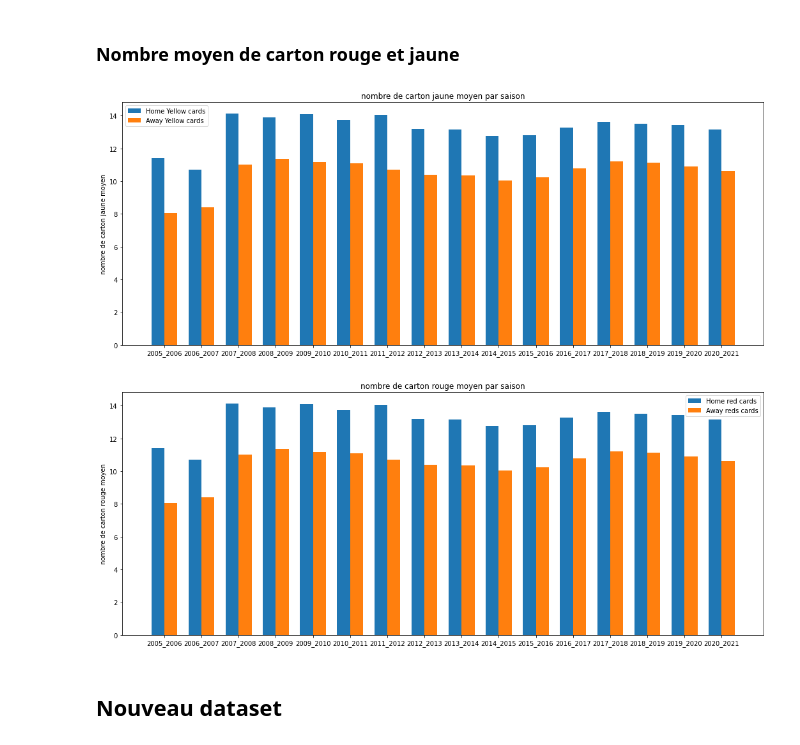
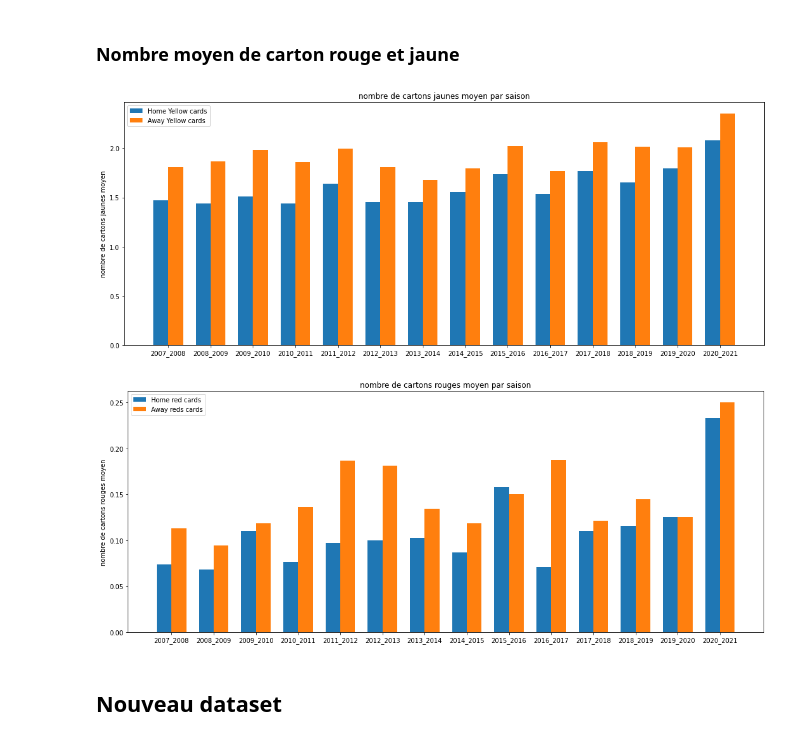
Before and after one commit to Amaurytiss/FootballPrediction, a Jupyter notebook: Fil_Rouge.ipynb, the cells around one changed output. Drawn from its saved outputs; the diff is of its cells as text; code cells hidden in the pictures.

```diff
--- a/Fil_Rouge.ipynb
+++ b/Fil_Rouge.ipynb
@@ -9,22 +9,27 @@ import numpy as np
 # %%
 # on importe toutes les données et on les ranges dans un dictionnaire tout en enlevant les données inutiles
 #on va aussi transformer les lettres H, D, A en 2,1,0
+#cellule à ne faire tourner qu'une fois
 DF = {}
-for i in range(2005,2021) : #entre 2005 et 2021
+for i in range(2007,2021) : #entre 2005 et 2021
     dataFrame = pd.read_csv("../DataSets/" + str(i) + "_" + str(i+1) + ".csv")
     indexB365H = list(dataFrame.columns).index("B365H") # Index de la première colone à supprimer. On transforme en liste car on .index() ne s'applique pas au Index.
     for c in range(indexB365H,len(dataFrame.columns)) :
         dataFrame = dataFrame.drop(columns=[dataFrame.columns[len(dataFrame.columns)-1]],axis=1)
 
     #pour transformer les lettres pour le full time result
-    dataFrame.loc[dataFrame['FTR'] == 'H',['FTR']] = 2
-    dataFrame.loc[dataFrame['FTR'] == 'D',['FTR']] = 1
-    dataFrame.loc[dataFrame['FTR'] == 'A',['FTR']] = 0
+    dataFrame.loc[dataFrame['FTR'] == 'H',['FTR']] = float(2.0)
+    dataFrame.loc[dataFrame['FTR'] == 'D',['FTR']] = float(1.0)
+    dataFrame.loc[dataFrame['FTR'] == 'A',['FTR']] = float(0.0)
 
     #pour transformer les lettres pour le halftime result
-    dataFrame.loc[dataFrame['HTR'] == 'H',['HTR']] = 2
-    dataFrame.loc[dataFrame['HTR'] == 'D',['HTR']] = 1
-    dataFrame.loc[dataFrame['HTR'] == 'A',['HTR']] = 0
-    DF[str(i) + "_" + str(i+1)] = dataFrame
+    dataFrame.loc[dataFrame['HTR'] == 'H',['HTR']] = float(2.0)
+    dataFrame.loc[dataFrame['HTR'] == 'D',['HTR']] = float(1.0)
+    dataFrame.loc[dataFrame['HTR'] == 'A',['HTR']] = float(0.0)
+
+    dataFrame.to_csv(str(i) + "_" + str(i+1) +".csv") # pour regler le problème de type des colonnes FTR et HTR
+    df = pd.read_csv(str(i) + "_" + str(i+1) +".csv")
+    df = df.drop(columns = ['Unnamed: 0'])
+    DF[str(i) + "_" + str(i+1)] = df
     print("nombre de colonnes saisons ", i,"/",i+1, ":", len(dataFrame.columns))
 # %% [output]
@@ -57,3 +50,9 @@ DF["2015_2016"].head(5)
+# %%
+DF = {}
+for i in range(2007,2021):
+    df = pd.read_csv(str(i) + "_" + str(i+1) +".csv")
+    df = df.drop(columns = ['Unnamed: 0'])
+    DF[str(i) + "_" + str(i+1)] = df
 # %% [markdown]
 # Définition des colonnes des tableaux
 
@@ -209,32 +197,32 @@ for key in DF :
 # %%
 #tracé des graphes
 x=np.arange(len(seasons))
 width=0.35
 
 fig1, ax1 = plt.subplots(figsize=(18,7))
-rects11 = ax1.bar(x-width/2, HomeShoots, width, label="Home Yellow cards")
-rects21 = ax1.bar(x+width/2,AwayShoots, width, label="Away Yellow cards")
+rects11 = ax1.bar(x-width/2, HomeYellowCards, width, label="Home Yellow cards")
+rects21 = ax1.bar(x+width/2,AwayYellowCards, width, label="Away Yellow cards")
 
-ax1.set_ylabel('nombre de carton jaune moyen')
-ax1.set_title('nombre de carton jaune moyen par saison')
+ax1.set_ylabel('nombre de cartons jaunes moyen')
+ax1.set_title('nombre de cartons jaunes moyen par saison')
 ax1.set_xticks(x)
 ax1.set_xticklabels(seasons)
 ax1.legend()
 
 fig2, ax2 = plt.subplots(figsize=(18,7))
-rects21 = ax2.bar(x-width/2, HomeShoots, width, label="Home red cards")
-rects22 = ax2.bar(x+width/2,AwayShoots, width, label="Away reds cards")
+rects21 = ax2.bar(x-width/2, HomeRedCards, width, label="Home red cards")
+rects22 = ax2.bar(x+width/2,AwayRedCards, width, label="Away reds cards")
 
-ax2.set_ylabel('nombre de carton rouge moyen')
-ax2.set_title('nombre de carton rouge moyen par saison')
+ax2.set_ylabel('nombre de cartons rouges moyen')
+ax2.set_title('nombre de cartons rouges moyen par saison')
 ax2.set_xticks(x)
 ax2.set_xticklabels(seasons)
 ax2.legend()
 
 plt.show()
 # %% [output]
-[figure, old version]
+[figure, new version]
-[figure, old version]
+[figure, new version]
 # %% [markdown]
 ## Nouveau dataset
 # %% [markdown]
```
Also changed, not shown: parts of 14 cells of this notebook.
